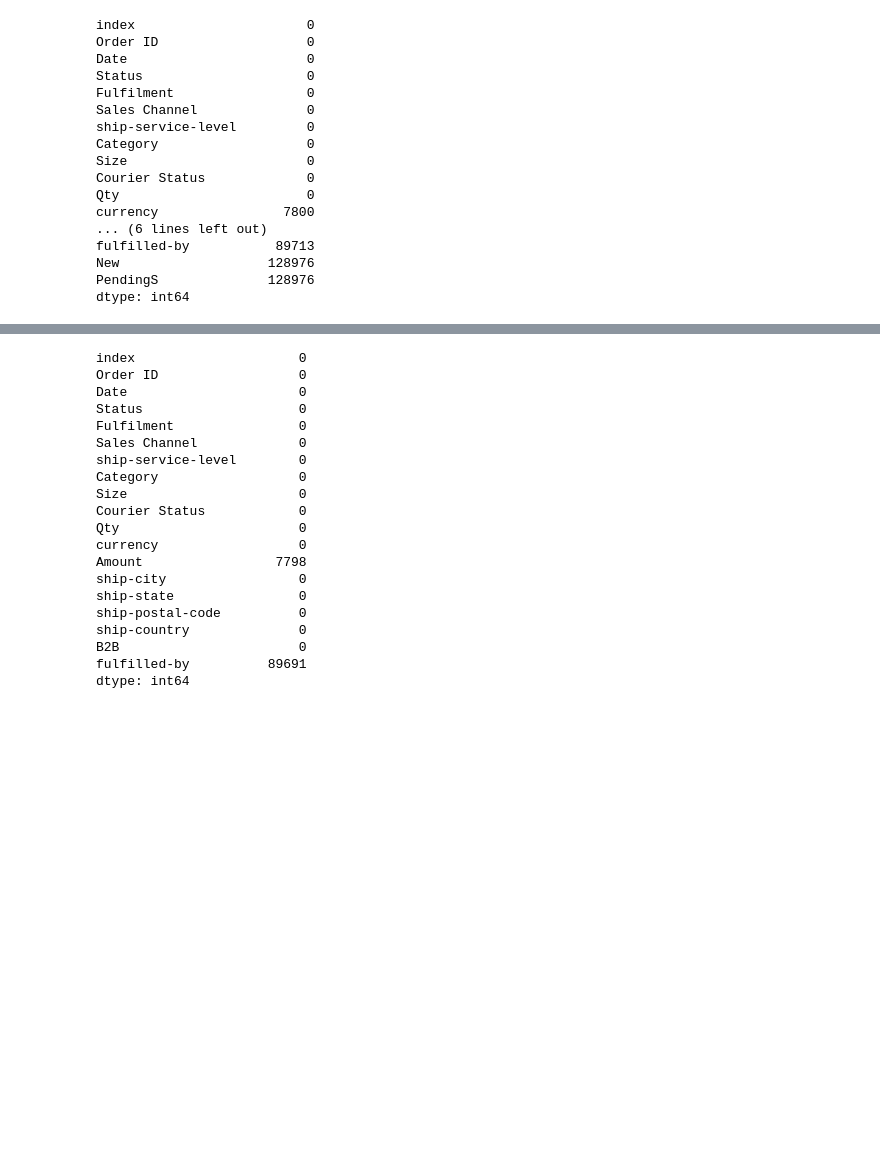
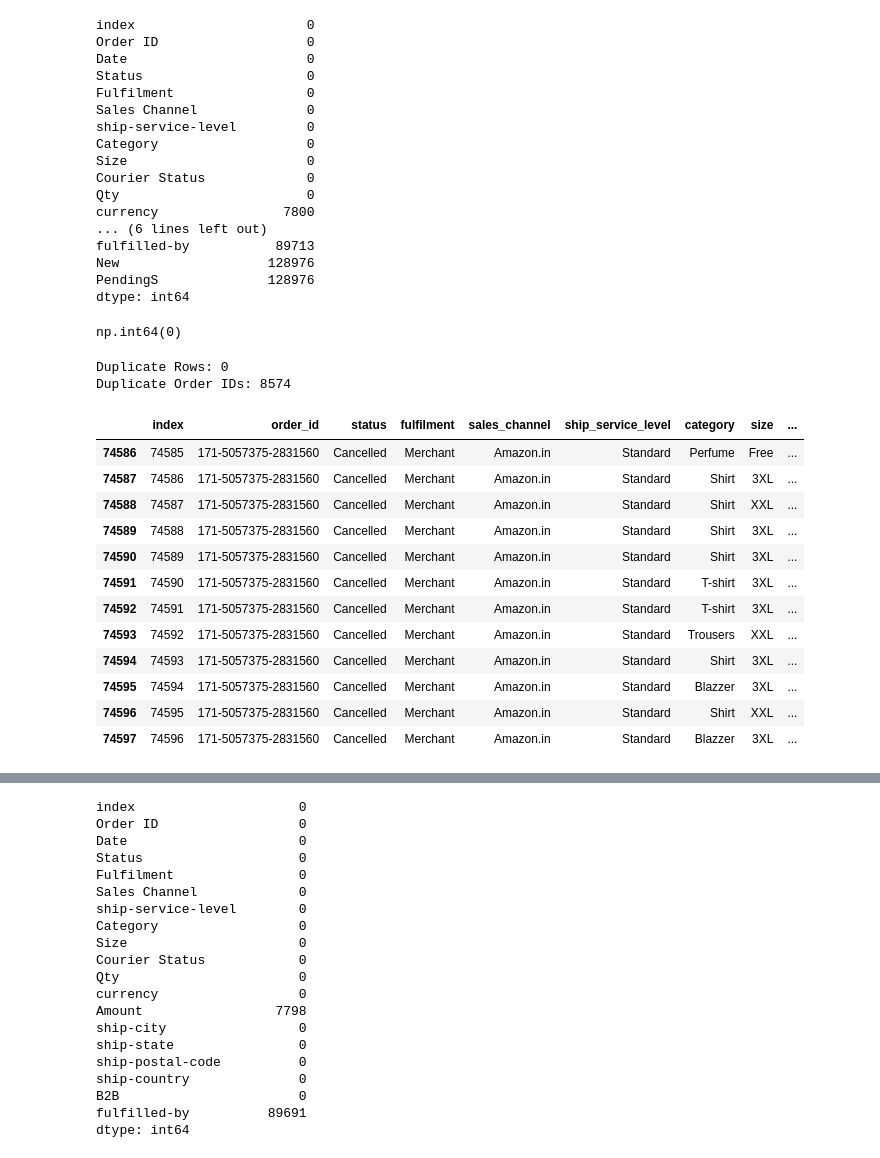
Before and after one commit to JayanthikaKrishnamoorthy/amazon-sales-data-analysis, a Jupyter notebook: Amazon_sales_report.ipynb, the cells around one changed output, grey strips where cells are left out. Saved outputs shown, nothing was run; the diff lists cells and outputs as text; code cells hidden in the pictures; blank space fills up the shorter version.

```diff
--- a/Amazon_sales_report.ipynb
+++ b/Amazon_sales_report.ipynb
@@ -48,3 +110,29 @@ fulfilled-by           89713
 New                   128976
 PendingS              128976
 dtype: int64
+# %%
+df.duplicated().sum()
+# %% [output]
+np.int64(0)
+# %%
+print("Duplicate Rows:", df.duplicated().sum())
+print("Duplicate Order IDs:", df['order_id'].duplicated().sum())
+# %% [output]
+Duplicate Rows: 0
+Duplicate Order IDs: 8574
+# %%
+df[df['order_id'] == df['order_id'].value_counts().idxmax()]
+# %% [output]
+|  | index | order_id | status | fulfilment | sales_channel | ship_service_level | category | size | ... |
+| 74586 | 74585 | 171-5057375-2831560 | Cancelled | Merchant | Amazon.in | Standard | Perfume | Free | ... |
+| 74587 | 74586 | 171-5057375-2831560 | Cancelled | Merchant | Amazon.in | Standard | Shirt | 3XL | ... |
+| 74588 | 74587 | 171-5057375-2831560 | Cancelled | Merchant | Amazon.in | Standard | Shirt | XXL | ... |
+| 74589 | 74588 | 171-5057375-2831560 | Cancelled | Merchant | Amazon.in | Standard | Shirt | 3XL | ... |
+| 74590 | 74589 | 171-5057375-2831560 | Cancelled | Merchant | Amazon.in | Standard | Shirt | 3XL | ... |
+| 74591 | 74590 | 171-5057375-2831560 | Cancelled | Merchant | Amazon.in | Standard | T-shirt | 3XL | ... |
+| 74592 | 74591 | 171-5057375-2831560 | Cancelled | Merchant | Amazon.in | Standard | T-shirt | 3XL | ... |
+| 74593 | 74592 | 171-5057375-2831560 | Cancelled | Merchant | Amazon.in | Standard | Trousers | XXL | ... |
+| 74594 | 74593 | 171-5057375-2831560 | Cancelled | Merchant | Amazon.in | Standard | Shirt | 3XL | ... |
+| 74595 | 74594 | 171-5057375-2831560 | Cancelled | Merchant | Amazon.in | Standard | Blazzer | 3XL | ... |
+| 74596 | 74595 | 171-5057375-2831560 | Cancelled | Merchant | Amazon.in | Standard | Shirt | XXL | ... |
+| 74597 | 74596 | 171-5057375-2831560 | Cancelled | Merchant | Amazon.in | Standard | Blazzer | 3XL | ... |
```
Also changed, not shown: parts of 26 cells of this notebook, 1 other file.
